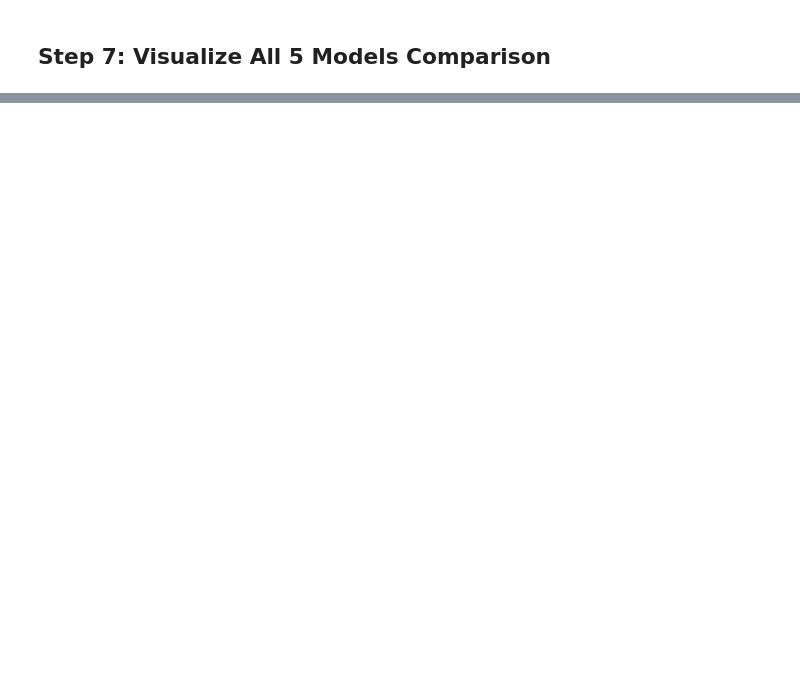
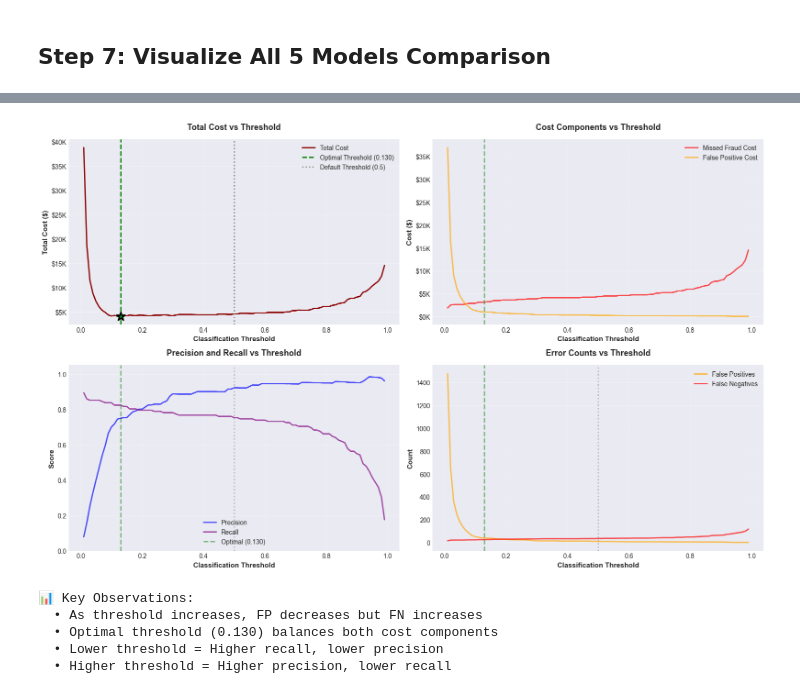
Before and after one commit to johnpospisil/credit-fraud-detection, a Jupyter notebook: credit-fraud-detection.ipynb, the cells around one changed output, grey strips where cells are left out. Saved outputs shown, nothing was run; the diff lists cells and outputs as text; code cells hidden in the pictures; blank space fills up the shorter version.

```diff
--- a/credit-fraud-detection.ipynb
+++ b/credit-fraud-detection.ipynb
@@ -3127,0 +4550,80 @@ The Neural Network's performance reinforces that **more complex models don't alw
+# %%
+fig, axes = plt.subplots(2, 2, figsize=(16, 10))
+
+# Plot 1: Total Cost vs Threshold
+ax1 = axes[0, 0]
+ax1.plot(threshold_df['Threshold'], threshold_df['Total_Cost'],
+         linewidth=2, color='darkred', label='Total Cost')
+ax1.axvline(optimal_threshold, color='green', linestyle='--', linewidth=2,
+            label=f'Optimal Threshold ({optimal_threshold:.3f})')
+ax1.axvline(0.5, color='gray', linestyle=':', linewidth=2,
+            label='Default Threshold (0.5)')
+ax1.scatter([optimal_threshold], [optimal_cost], color='green', s=200, zorder=5,
+            marker='*', edgecolor='black', linewidth=2)
+ax1.set_xlabel('Classification Threshold', fontsize=11, fontweight='bold')
+ax1.set_ylabel('Total Cost ($)', fontsize=11, fontweight='bold')
+ax1.set_title('Total Cost vs Threshold', fontsize=13, fontweight='bold', pad=15)
+ax1.legend(loc='upper right')
+ax1.grid(alpha=0.3)
+ax1.yaxis.set_major_formatter(plt.FuncFormatter(lambda x, p: f'${x/1000:.0f}K'))
+
+# Plot 2: Cost Components
+ax2 = axes[0, 1]
+ax2.plot(threshold_df['Threshold'], threshold_df['Fraud_Cost'],
+         linewidth=2, color='red', label='Missed Fraud Cost', alpha=0.7)
+ax2.plot(threshold_df['Threshold'], threshold_df['FP_Cost'],
+         linewidth=2, color='orange', label='False Positive Cost', alpha=0.7)
+ax2.axvline(optimal_threshold, color='green', linestyle='--', linewidth=2, alpha=0.5)
+ax2.set_xlabel('Classification Threshold', fontsize=11, fontweight='bold')
+ax2.set_ylabel('Cost ($)', fontsize=11, fontweight='bold')
+ax2.set_title('Cost Components vs Threshold', fontsize=13, fontweight='bold', pad=15)
+ax2.legend(loc='upper right')
+ax2.grid(alpha=0.3)
+ax2.yaxis.set_major_formatter(plt.FuncFormatter(lambda x, p: f'${x/1000:.0f}K'))
+
+# Plot 3: Precision and Recall
+ax3 = axes[1, 0]
+ax3.plot(threshold_df['Threshold'], threshold_df['Precision'],
+         linewidth=2, color='blue', label='Precision', alpha=0.7)
+ax3.plot(threshold_df['Threshold'], threshold_df['Recall'],
+         linewidth=2, color='purple', label='Recall', alpha=0.7)
+ax3.axvline(optimal_threshold, color='green', linestyle='--', linewidth=2,
+            label=f'Optimal ({optimal_threshold:.3f})', alpha=0.5)
+ax3.axvline(0.5, color='gray', linestyle=':', linewidth=2, alpha=0.5)
+ax3.set_xlabel('Classification Threshold', fontsize=11, fontweight='bold')
+ax3.set_ylabel('Score', fontsize=11, fontweight='bold')
+ax3.set_title('Precision and Recall vs Threshold', fontsize=13, fontweight='bold', pad=15)
+ax3.legend(loc='best')
+ax3.grid(alpha=0.3)
+ax3.set_ylim([0, 1.05])
+
+# Plot 4: False Positives and False Negatives
+ax4 = axes[1, 1]
+ax4.plot(threshold_df['Threshold'], threshold_df['FP'],
+         linewidth=2, color='orange', label='False Positives', alpha=0.7)
+ax4.plot(threshold_df['Threshold'], threshold_df['FN'],
+         linewidth=2, color='red', label='False Negatives', alpha=0.7)
+ax4.axvline(optimal_threshold, color='green', linestyle='--', linewidth=2, alpha=0.5)
+ax4.axvline(0.5, color='gray', linestyle=':', linewidth=2, alpha=0.5)
+ax4.set_xlabel('Classification Threshold', fontsize=11, fontweight='bold')
+ax4.set_ylabel('Count', fontsize=11, fontweight='bold')
+ax4.set_title('Error Counts vs Threshold', fontsize=13, fontweight='bold', pad=15)
+ax4.legend(loc='best')
+ax4.grid(alpha=0.3)
+
+plt.tight_layout()
+plt.show()
+
+print()
+print("📊 Key Observations:")
+print(f"  • As threshold increases, FP decreases but FN increases")
+print(f"  • Optimal threshold ({optimal_threshold:.3f}) balances both cost components")
+print(f"  • Lower threshold = Higher recall, lower precision")
+print(f"  • Higher threshold = Higher precision, lower recall")
+# %% [output]
+[figure, added]
+📊 Key Observations:
+  • As threshold increases, FP decreases but FN increases
+  • Optimal threshold (0.130) balances both cost components
+  • Lower threshold = Higher recall, lower precision
+  • Higher threshold = Higher precision, lower recall
```
Also changed, not shown: parts of 58 cells of this notebook, 2 other files.
